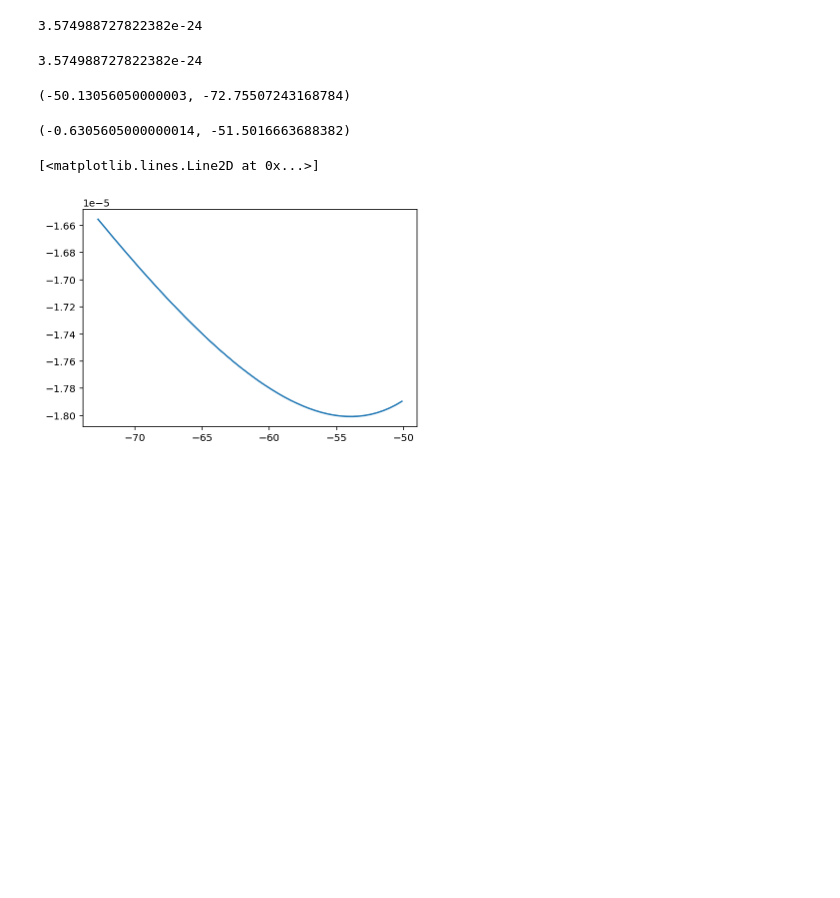
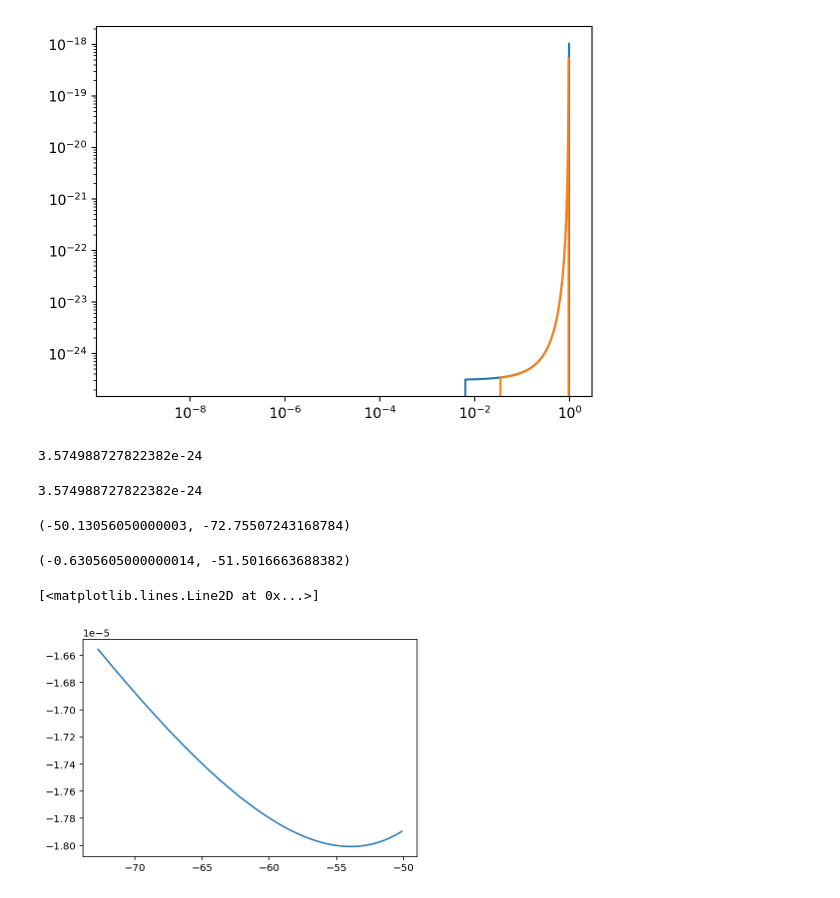
Before and after one commit to yenhsunlin/SNnuBDM2, a Jupyter notebook: src/crox.ipynb, the cells around one changed output. Saved outputs shown, nothing was run; the diff lists cells and outputs as text; code cells hidden in the pictures; blank space fills up the shorter version.

```diff
--- a/src/crox.ipynb
+++ b/src/crox.ipynb
@@ -297,3 +309,11 @@ plt.yscale('log')
+# %%
+plt.plot(np.logspace(-9,np.log10(np.pi),1000)/np.pi,sigxv_psi_mx1keV)
+plt.plot(np.logspace(-9,np.log10(np.pi),1000)/np.pi,sigxv_psi_mx30keV)
+plt.xscale('log')
+plt.yscale('log')
+#plt.ylim(1e-27,3e-26)
+# %% [output]
+[figure, added]
 # %%
 # Kinetic mixing from mu/tau loops, only important when the direct mixing \epsilon = 0
 def eps_prime(gV,q):
```
Also changed, not shown: parts of 4 cells of this notebook, 5 other files.
